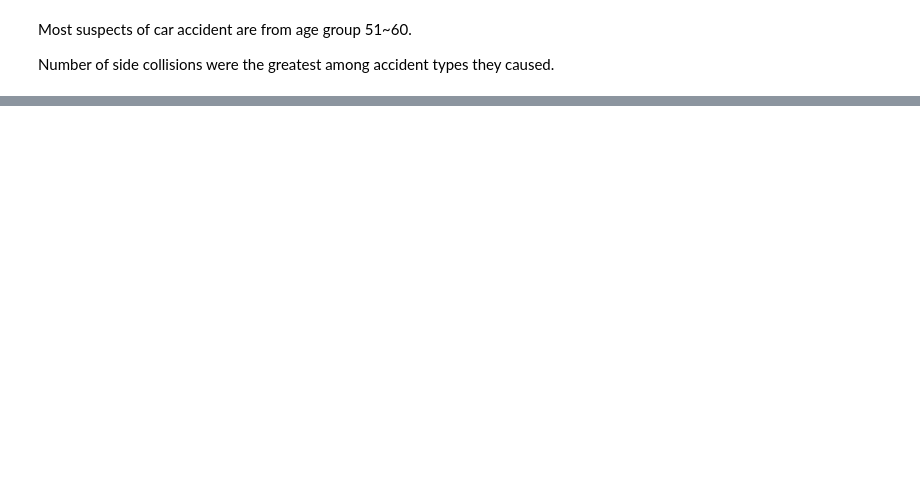
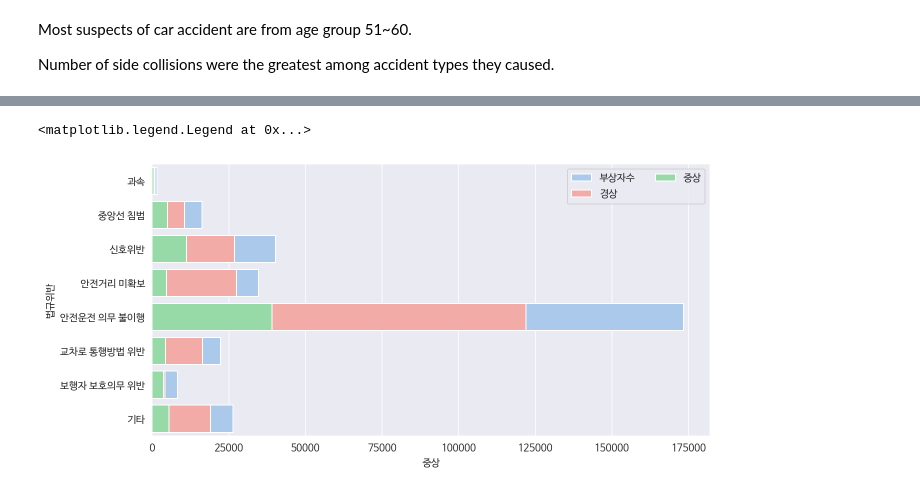
Before and after one commit to hwuiwon/data-analysis-study, a Jupyter notebook: Python/P02_Traffic_Accidents_in_Korea_2018.ipynb, the cells around one changed output, grey strips where cells are left out. Saved outputs shown, nothing was run; the diff lists cells and outputs as text; code cells hidden in the pictures; blank space fills up the shorter version.

```diff
--- a/Python/P02_Traffic_Accidents_in_Korea_2018.ipynb
+++ b/Python/P02_Traffic_Accidents_in_Korea_2018.ipynb
@@ -202,0 +232,4 @@ Number of side collisions were the greatest among accident types they caused.
+# %%
+bySuspectLawViolation = pd.read_csv(os.path.join(DIR_PATH, 'bySuspectLawViolation.csv'))
+print('There are total {0} cases of data \n'.format(bySuspectLawViolation.shape[0]))
+bySuspectLawViolation.head()
@@ -202,0 +244,9 @@ Number of side collisions were the greatest among accident types they caused.
+# %%
+plt.figure(figsize=(10, 5))
+sns.barplot(data=bySuspectLawViolation, x='부상자수', y='법규위반',  label='부상자수', color='b', ci=None, estimator=sum)
+sns.barplot(data=bySuspectLawViolation, x='경상', y='법규위반', label='경상', color='r', ci=None, estimator=sum)
+sns.barplot(data=bySuspectLawViolation, x='중상', y='법규위반', label='중상', color='g', ci=None, estimator=sum)
+plt.legend(ncol=2, loc='upper right', frameon=True)
+# %% [output]
+<matplotlib.legend.Legend at 0x...>
+[figure, added]
```
Also changed, not shown: parts of 10 cells of this notebook.
